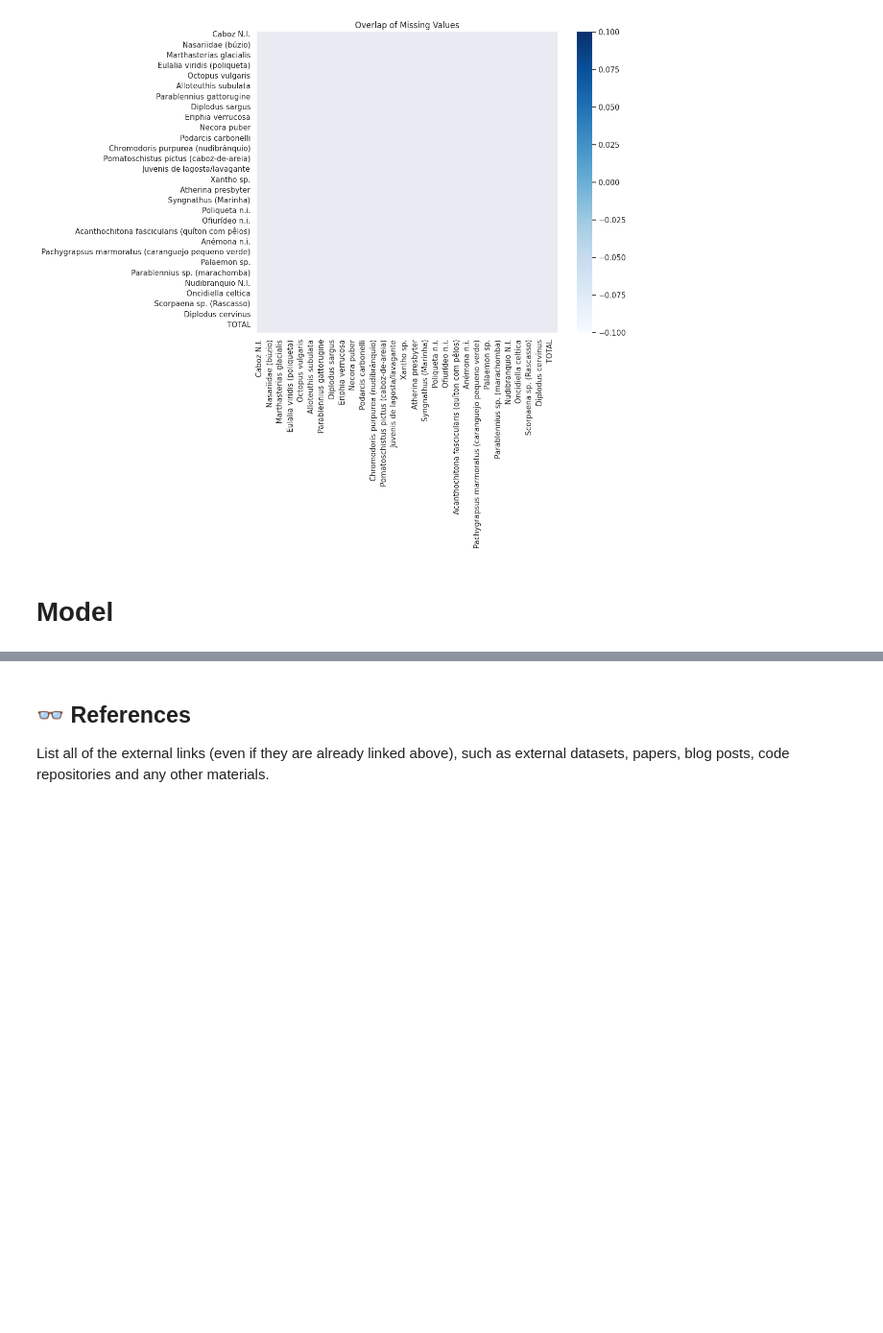
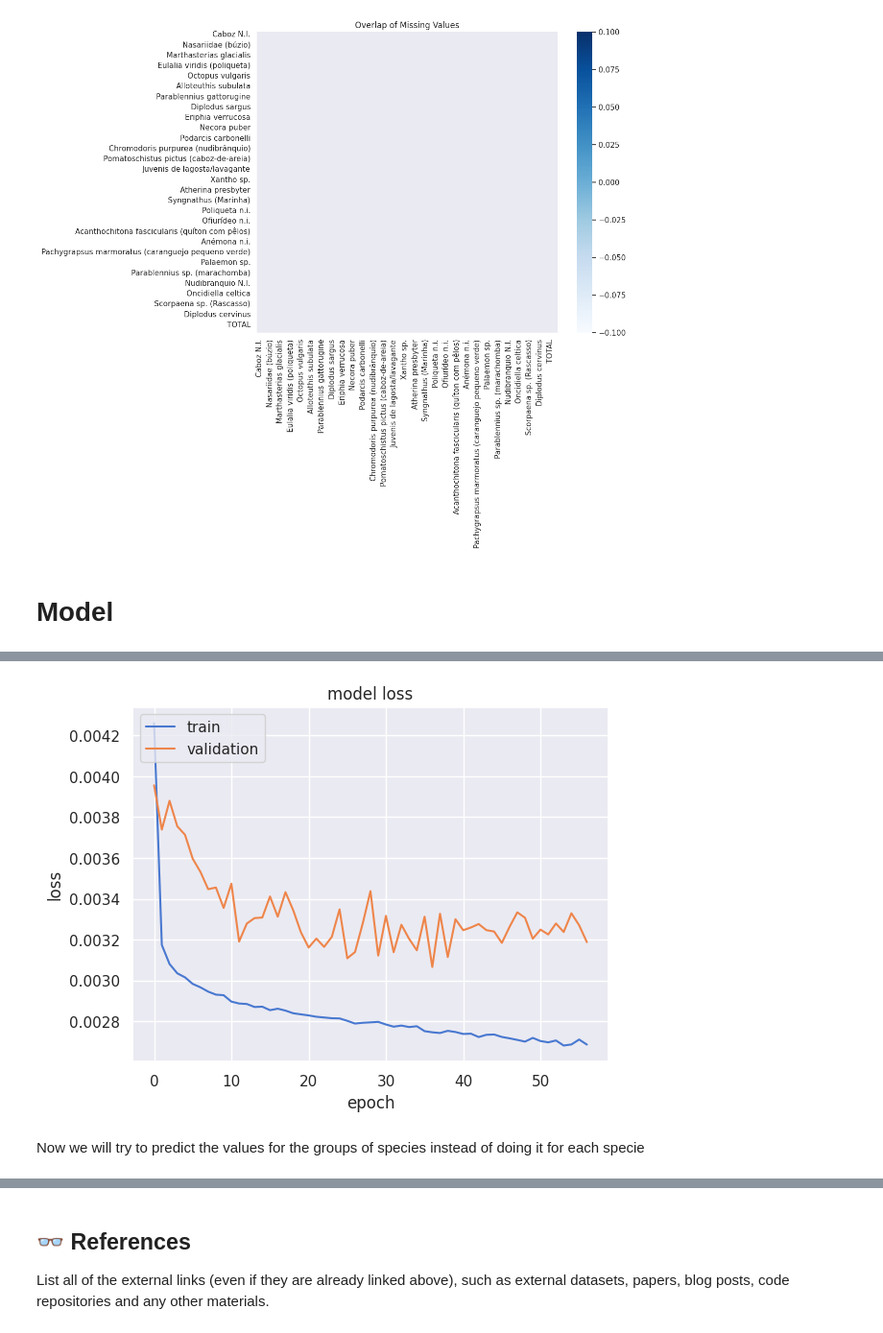
Before and after one commit to duarteoliper/WDL2_2023, a Jupyter notebook: Submission_phase_2_v2.ipynb, the cells around one changed output, grey strips where cells are left out. Shown at 96% size. Cells and saved outputs as stored; diff of their text form; code cells hidden in the pictures; blank space fills up the shorter version.

Commit message:
First model

```diff
--- a/Submission_phase_2_v2.ipynb
+++ b/Submission_phase_2_v2.ipynb
@@ -1176,0 +1169,4 @@ dir(time_to_15h_2)
+# %%
+x_train, y_train = normalized_input[:int(0.8*normalized_input.shape[0])], normalized_output[:int(0.8*normalized_input.shape[0])]
+x_val, y_val = normalized_input[int(0.8*normalized_input.shape[0]):int(0.9*normalized_input.shape[0])], normalized_output[int(0.8*normalized_input.shape[0]):int(0.9*normalized_input.shape[0])]
+x_test, y_test = normalized_input[int(0.9*normalized_input.shape[0]):], normalized_output[int(0.9*normalized_input.shape[0]):]
@@ -1176,0 +1177,26 @@ dir(time_to_15h_2)
+# %%
+import tensorflow as tf
+
+callback = tf.keras.callbacks.EarlyStopping(monitor='val_loss', patience=20)
+
+model = tf.keras.models.Sequential(
+    layers=[
+        tf.keras.layers.Dense(256, input_dim=x_train.shape[1], activation="relu", name="input"),
+        tf.keras.layers.Dropout(0.2),
+        tf.keras.layers.Dense(256, activation="relu", name="layer1"),
+        tf.keras.layers.Dropout(0.2),
+        tf.keras.layers.Dense(128, activation="relu", name="layer2"),
+        tf.keras.layers.Dropout(0.2),
+        tf.keras.layers.Dense(128, activation="relu", name="layer3"),
+        tf.keras.layers.Dense(y_train.shape[1], name="output")
+    ])
+
+model.summary()
+
+optimizer = tf.optimizers.Adam(lr=1e-3)
+model.compile(optimizer=optimizer, loss='mse')
+
+history = model.fit(x_train, y_train,
+                   validation_data=(x_val, y_val),
+                   batch_size=64,
+                   epochs=200,  callbacks=[callback])
@@ -1176,0 +1239,15 @@ dir(time_to_15h_2)
+# %%
+def plot_model(metric):
+ plt.plot(history.history[metric])
+ plt.plot(history.history[f"val_{metric}"])
+ plt.title(f"model {metric}")
+ plt.ylabel(f"{metric}")
+ plt.xlabel("epoch")
+ plt.legend(["train", "validation"], loc="upper left")
+ plt.show()
+
+plot_model("loss")
+# %% [output]
+[figure, added]
+# %% [markdown]
+Now we will try to predict the values for the groups of species instead of doing it for each specie
```
Also changed, not shown: parts of 10 cells of this notebook.
